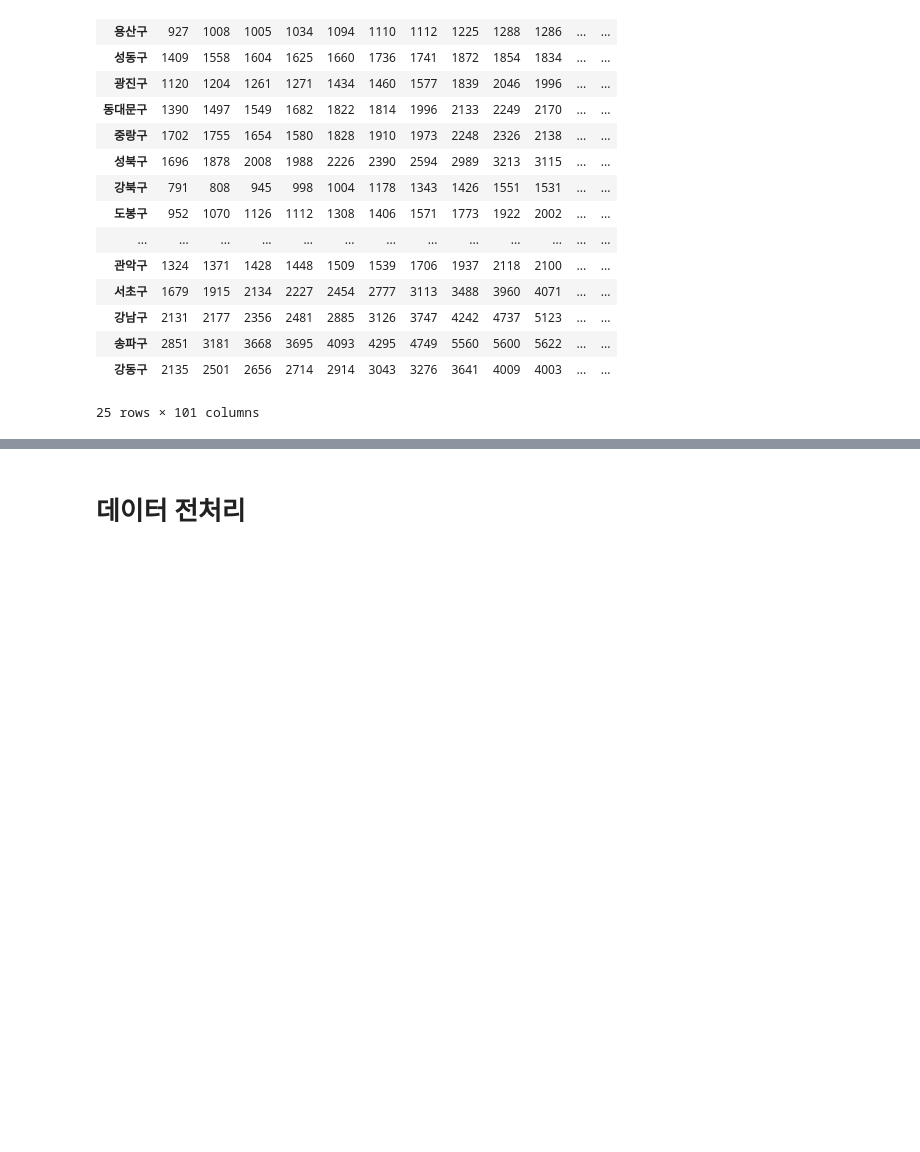
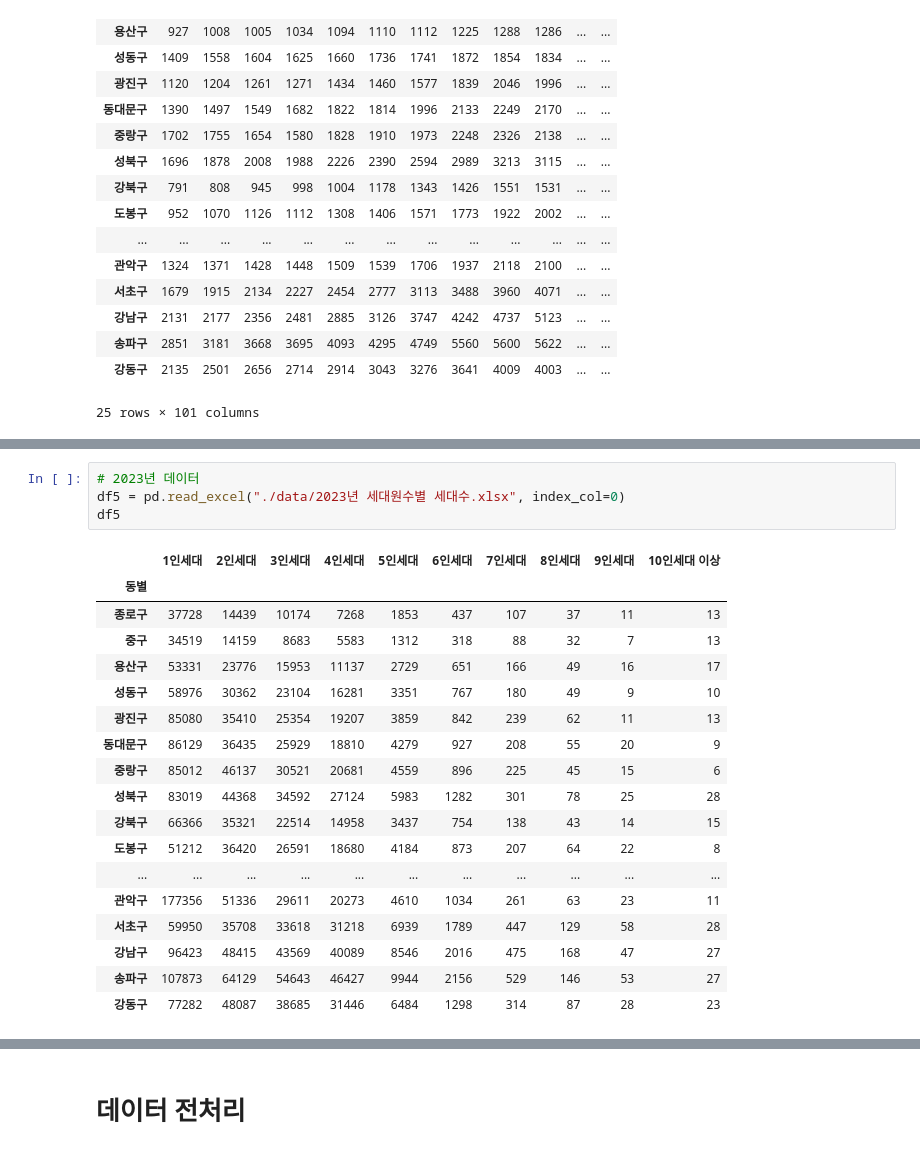
Before and after one commit to LeeShawnhun/Gangseo_Bigdata_Contest, a Jupyter notebook: 강서구청 빅데이터 공모전.ipynb, the cells around one changed output, grey strips where cells are left out. Saved outputs shown, nothing was run; the diff lists cells and outputs as text; blank space fills up the shorter version.

```diff
--- a/강서구청 빅데이터 공모전.ipynb
+++ b/강서구청 빅데이터 공모전.ipynb
@@ -107,0 +112,23 @@ df4
+# %%
+# 2023년 데이터
+df5 = pd.read_excel("./data/2023년 세대원수별 세대수.xlsx", index_col=0)
+df5
+# %% [output]
+|  | 1인세대 | 2인세대 | 3인세대 | 4인세대 | 5인세대 | 6인세대 | 7인세대 | 8인세대 | 9인세대 | 10인세대 이상 |
+| 동별 |  |  |  |  |  |  |  |  |  |  |
+| 종로구 | 37728 | 14439 | 10174 | 7268 | 1853 | 437 | 107 | 37 | 11 | 13 |
+| 중구 | 34519 | 14159 | 8683 | 5583 | 1312 | 318 | 88 | 32 | 7 | 13 |
+| 용산구 | 53331 | 23776 | 15953 | 11137 | 2729 | 651 | 166 | 49 | 16 | 17 |
+| 성동구 | 58976 | 30362 | 23104 | 16281 | 3351 | 767 | 180 | 49 | 9 | 10 |
+| 광진구 | 85080 | 35410 | 25354 | 19207 | 3859 | 842 | 239 | 62 | 11 | 13 |
+| 동대문구 | 86129 | 36435 | 25929 | 18810 | 4279 | 927 | 208 | 55 | 20 | 9 |
+| 중랑구 | 85012 | 46137 | 30521 | 20681 | 4559 | 896 | 225 | 45 | 15 | 6 |
+| 성북구 | 83019 | 44368 | 34592 | 27124 | 5983 | 1282 | 301 | 78 | 25 | 28 |
+| 강북구 | 66366 | 35321 | 22514 | 14958 | 3437 | 754 | 138 | 43 | 14 | 15 |
+| 도봉구 | 51212 | 36420 | 26591 | 18680 | 4184 | 873 | 207 | 64 | 22 | 8 |
+| ... | ... | ... | ... | ... | ... | ... | ... | ... | ... | ... |
+| 관악구 | 177356 | 51336 | 29611 | 20273 | 4610 | 1034 | 261 | 63 | 23 | 11 |
+| 서초구 | 59950 | 35708 | 33618 | 31218 | 6939 | 1789 | 447 | 129 | 58 | 28 |
+| 강남구 | 96423 | 48415 | 43569 | 40089 | 8546 | 2016 | 475 | 168 | 47 | 27 |
+| 송파구 | 107873 | 64129 | 54643 | 46427 | 9944 | 2156 | 529 | 146 | 53 | 27 |
+| 강동구 | 77282 | 48087 | 38685 | 31446 | 6484 | 1298 | 314 | 87 | 28 | 23 |
```
Also changed, not shown: parts of 8 cells of this notebook, 3 other files.
